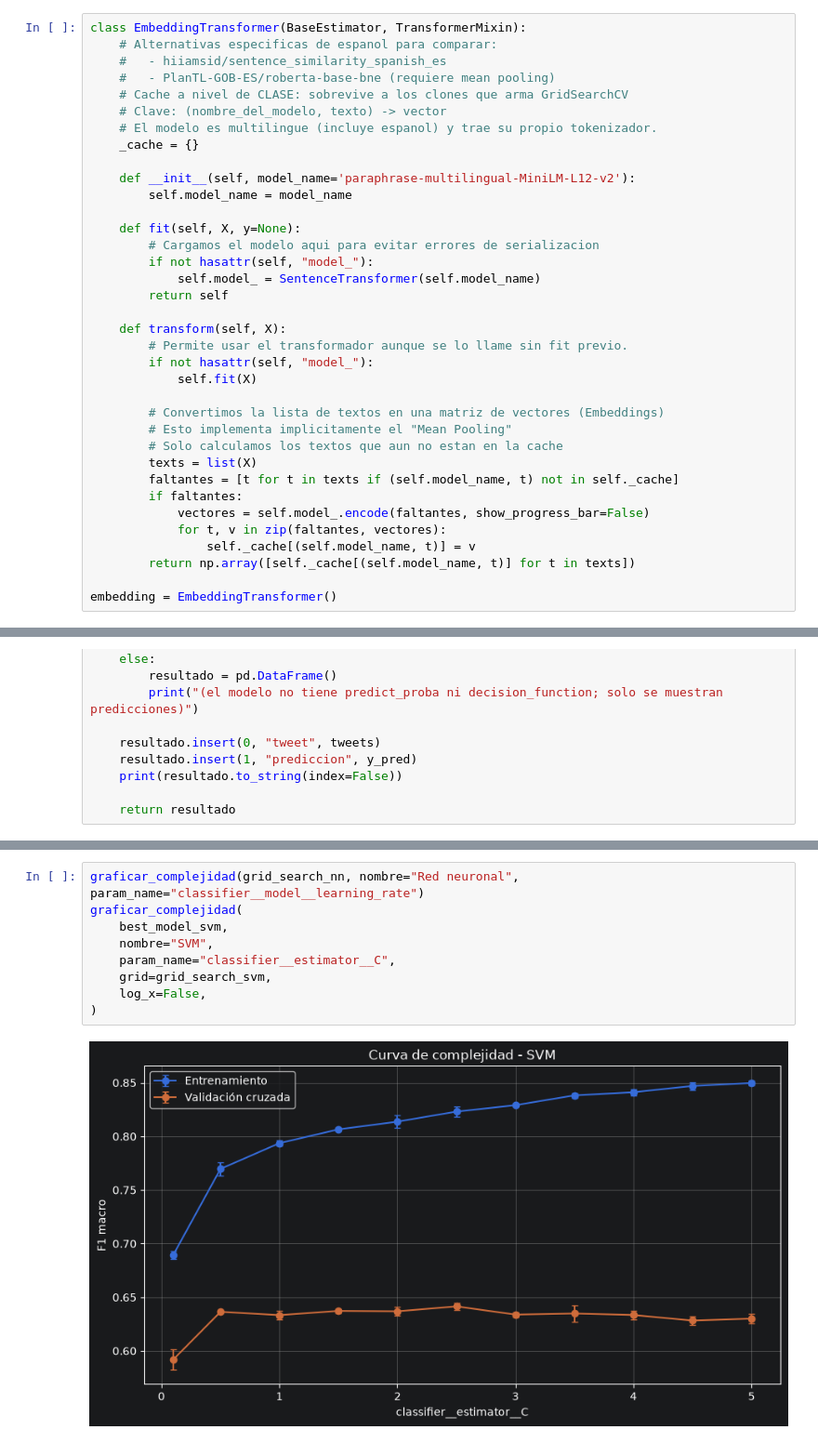
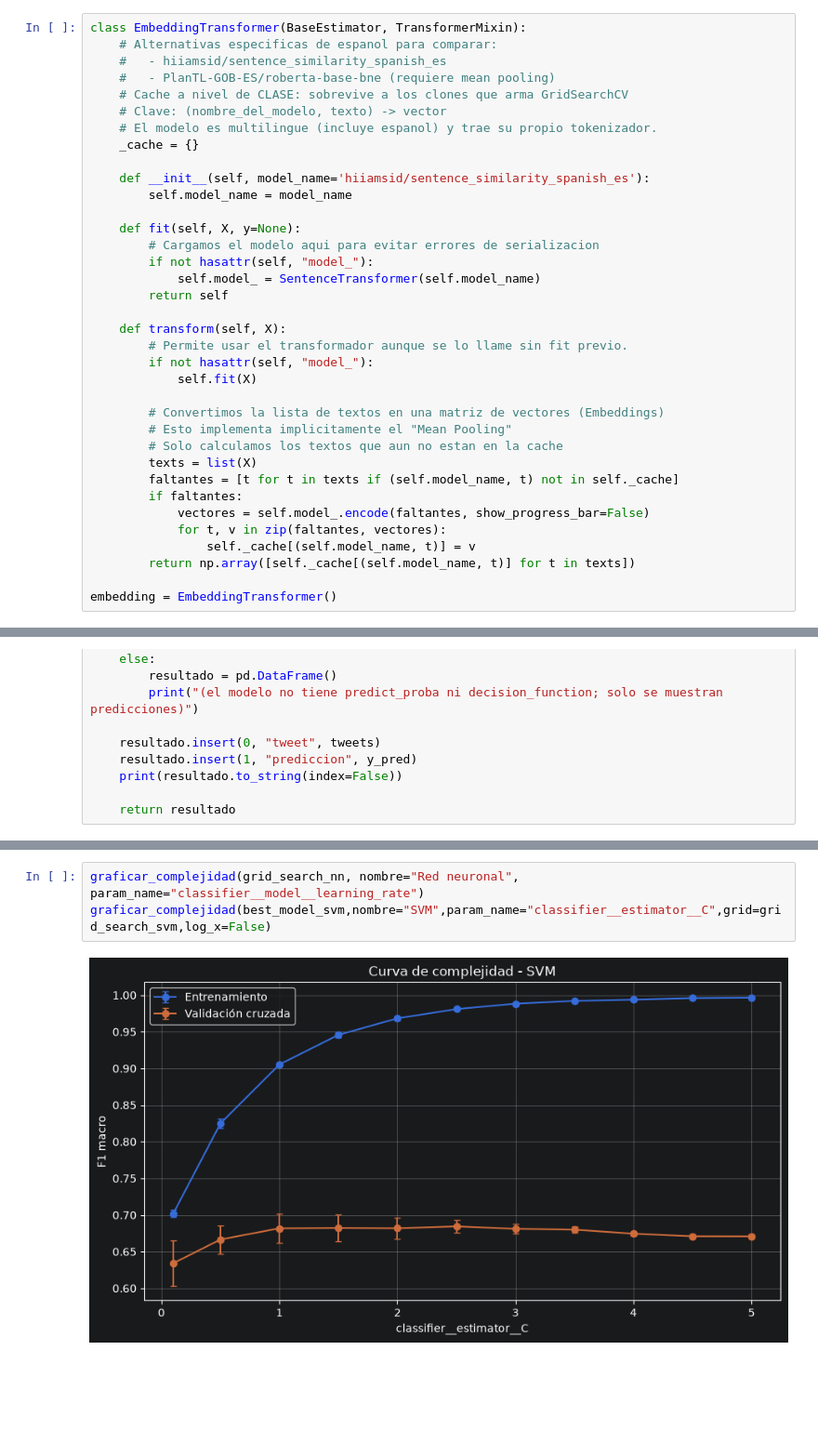
Before and after one commit to LucasFis/Tp_tweets, a Jupyter notebook: Tp_tweets.ipynb, the cells around one changed output, grey strips where cells are left out. Shown at 93% size. Saved outputs shown, nothing was run; the diff lists cells and outputs as text; blank space fills up the shorter version.

Commit message:
Mejor modelo de embedding

```diff
--- a/Tp_tweets.ipynb
+++ b/Tp_tweets.ipynb
@@ -392,7 +392,7 @@ class EmbeddingTransformer(BaseEstimator, TransformerMixin):
     # El modelo es multilingue (incluye espanol) y trae su propio tokenizador.
     _cache = {}
 
-    def __init__(self, model_name='paraphrase-multilingual-MiniLM-L12-v2'):
+    def __init__(self, model_name='hiiamsid/sentence_similarity_spanish_es'):
         self.model_name = model_name
 
     def fit(self, X, y=None):
@@ -884,15 +884,9 @@ Mejor score (CV): 0.6553340243267688
 ==============================
 # %%
 graficar_complejidad(grid_search_nn, nombre="Red neuronal", param_name="classifier__model__learning_rate")
-graficar_complejidad(
-    best_model_svm,
-    nombre="SVM",
-    param_name="classifier__estimator__C",
-    grid=grid_search_svm,
-    log_x=False,
-)
+graficar_complejidad(best_model_svm,nombre="SVM",param_name="classifier__estimator__C",grid=grid_search_svm,log_x=False)
 # %% [output]
-[figure, old version]
+[figure, new version]
 <sklearn.model_selection._plot.ValidationCurveDisplay at 0x...>
 # %%
 evaluar_modelo(best_model_nn, nombre="Red neuronal - Test")
```
Also changed, not shown: parts of 4 cells of this notebook.
